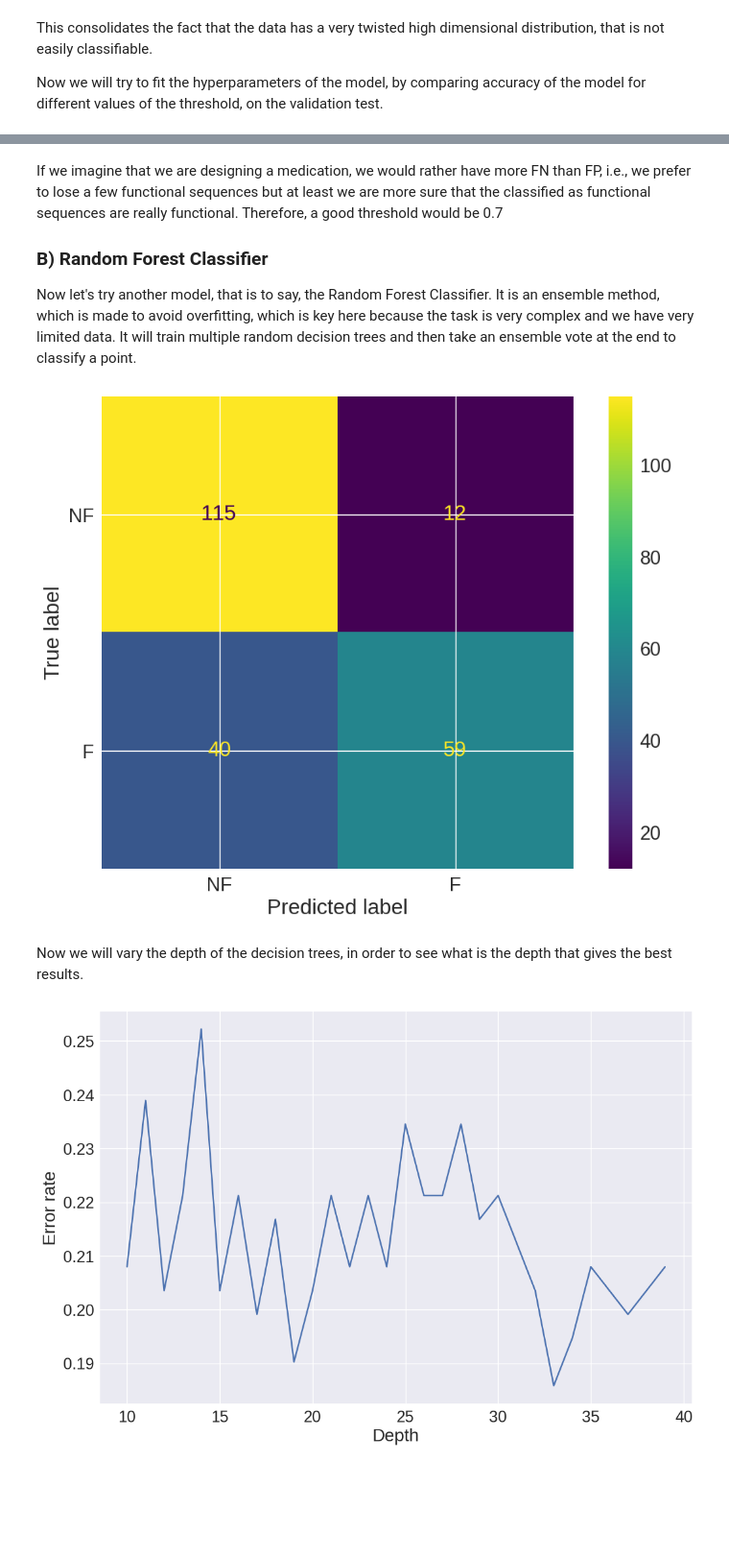
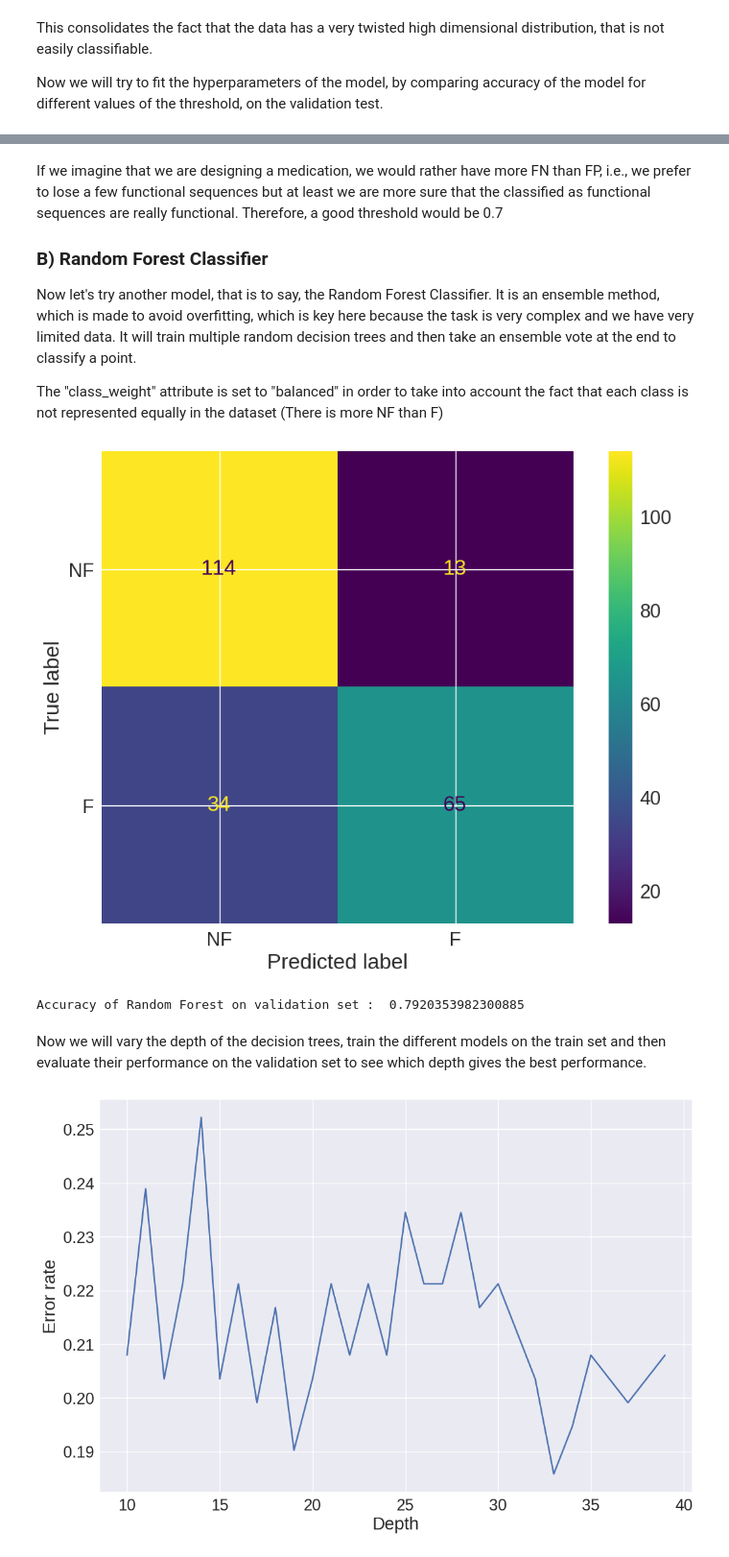
Before and after one commit to vicdlp/CS_project, a Jupyter notebook: CS_project.ipynb, the cells around one changed output, grey strips where cells are left out. Shown at 96% size. Cells and saved outputs as stored; diff of their text form; code cells hidden in the pictures; blank space fills up the shorter version.

```diff
--- a/CS_project.ipynb
+++ b/CS_project.ipynb
@@ -271,7 +271,7 @@ from sklearn.cluster import DBSCAN
 eps = 40 # size of directly reachable area
 
 # Apply dbscan clustering to the natural data only
-dbscan = DBSCAN(eps=eps, min_samples=5)
+dbscan = DBSCAN(eps=eps, min_samples=10)
 dbscan.fit(X_nat)  # Fit of dbscan
 
 # Get cluster labels for each data point
@@ -448,21 +450,26 @@ If we imagine that we are designing a medication, we would rather have more FN t
 ### B) Random Forest Classifier
 
 Now let's try another model, that is to say, the Random Forest Classifier. It is an ensemble method, which is made to avoid overfitting, which is key here because the task is very complex and we have very limited data. It will train multiple random decision trees and then take an ensemble vote at the end to classify a point.
+
+The "class_weight" attribute is set to "balanced" in order to take into account the fact that each class is not represented equally in the dataset (There is more NF than F)
 # %%
 from sklearn.ensemble import RandomForestClassifier
 
-RFC = RandomForestClassifier(n_estimators=50, random_state=0, max_depth = 20)
+RFC = RandomForestClassifier(n_estimators=50, random_state=0, max_depth = 20, class_weight = 'balanced')
 RFC.fit(X_train, y_train)
 y_pred = RFC.predict(X_val)
 
 cm = confusion_matrix(y_val, y_pred)
 disp = ConfusionMatrixDisplay(confusion_matrix=cm, display_labels = ["NF","F"])
 disp.plot()
 plt.show()
+
+print("Accuracy of Random Forest on validation set : ", RFC.score(X_val, y_val))
 # %% [output]
-[figure, old version]
+[figure, new version]
+Accuracy of Random Forest on validation set :  0.7920353982300885
 # %% [markdown]
-Now we will vary the depth of the decision trees, in order to see what is the depth that gives the best results.
+Now we will vary the depth of the decision trees, train the different models on the train set and then evaluate their performance on the validation set to see which depth gives the best performance.
 # %%
 depth = range(10,40)
 error_rate = np.zeros(0)
```
Also changed, not shown: parts of 25 cells of this notebook.
